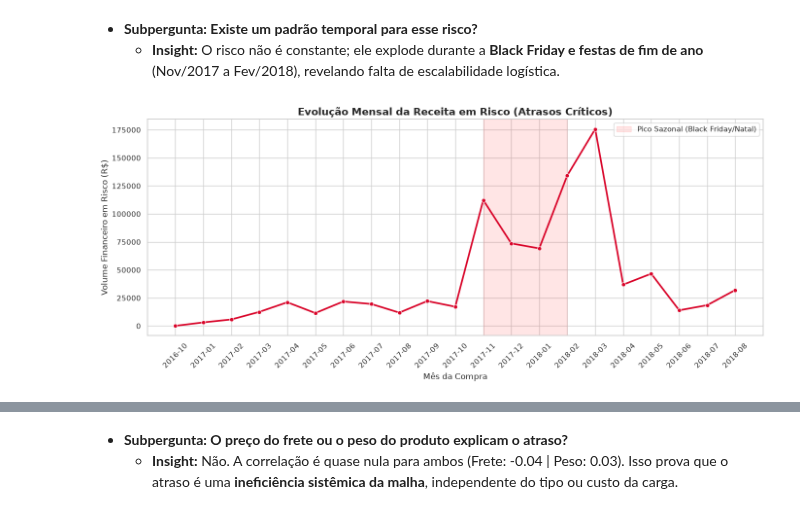
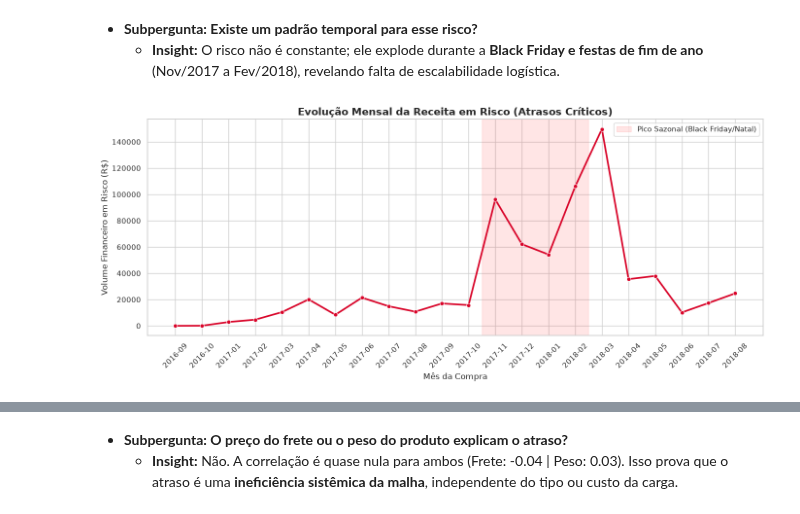
Before and after one commit to Milhousepaulojean/PosTech--DataAnalytics, a Jupyter notebook: Fase 1/TechChallenge/Notebook.ipynb, the cells around one changed output, grey strips where cells are left out. Cells and saved outputs as stored; diff of their text form; code cells hidden in the pictures.

```diff
--- a/Fase 1/TechChallenge/Notebook.ipynb
+++ b/Fase 1/TechChallenge/Notebook.ipynb
@@ -294,54 +330,56 @@ Passing `palette` without assigning `hue` is deprecated and will be removed in v
     *   **Insight:** O risco não é constante; ele explode durante a **Black Friday e festas de fim de ano** (Nov/2017 a Fev/2018), revelando falta de escalabilidade logística.
 # %%
 # Calculando a evolução mensal da receita em risco
-df_final["order_purchase_timestamp"] = pd.to_datetime(
-    df_final["order_purchase_timestamp"], errors="coerce"
+df_entregues["mes_compra"] = (
+    df_entregues["order_purchase_timestamp"].dt.to_period("M").astype(str)
 )
-df_final["mes_compra"] = (
-    df_final["order_purchase_timestamp"].dt.to_period("M").astype(str)
-)
-evolucao_risco = (
-    df_final[df_final["foi_atraso"] & (df_final["review_score"] <= 2)]
-    .groupby("mes_compra")["payment_value"]
-    .sum()
-    .reset_index()
+
+risco_mensal = (
+    df_entregues[df_entregues["receita_em_risco_flag"]]
+    .groupby("mes_compra", as_index=False)
+    .agg(
+        receita_em_risco=("payment_value", "sum"),
+        pedidos_em_risco=("order_id", "nunique"),
+    )
     .sort_values("mes_compra")
 )
 
-# 2. Gráfico de Linha: Sazonalidade do Risco (Black Friday)
-# Este gráfico mostrará ao investidor que o risco financeiro de R$ 723 mil explode em períodos específicos
 plt.figure(figsize=(14, 6))
+sns.set_theme(style="whitegrid")
 
-# Criando o gráfico de linha para a evolução mensal
-grafico_linha = sns.lineplot(
-    data=evolucao_risco,
+ax = sns.lineplot(
+    data=risco_mensal,
     x="mes_compra",
-    y="payment_value",
+    y="receita_em_risco",
     marker="o",
     color="#D90429",
     linewidth=2.5,
 )
 
-plt.title(
+ax.set_title(
     "Evolução Mensal da Receita em Risco (Atrasos Críticos)",
     fontsize=15,
     fontweight="bold",
 )
-plt.xlabel("Mês da Compra")
-plt.ylabel("Volume Financeiro em Risco (R$)")
+ax.set_xlabel("Mês da Compra")
+ax.set_ylabel("Volume Financeiro em Risco (R$)")
 plt.xticks(rotation=45)
 
-# Destacando o pico sazonal (Nov/2017 a Fev/2018) no Storytelling [7]
-plt.axvspan(
-    "2017-11",
-    "2018-02",
-    color="red",
-    alpha=0.1,
-    label="Pico Sazonal (Black Friday/Natal)",
-)
-plt.legend()
+# Destacando o pico sazonal (nov/2017 a fev/2018)
+meses = risco_mensal["mes_compra"].tolist()
+if "2017-11" in meses and "2018-02" in meses:
+    x_ini = meses.index("2017-11") - 0.5
+    x_fim = meses.index("2018-02") + 0.5
+    ax.axvspan(
+        x_ini,
+        x_fim,
+        color="red",
+        alpha=0.1,
+        label="Pico Sazonal (Black Friday/Natal)",
+    )
+    ax.legend()
 
 plt.tight_layout()
 plt.show()
 # %% [output]
-[figure, old version]
+[figure, new version]
```
Also changed, not shown: parts of 26 cells of this notebook, 2 other files.
